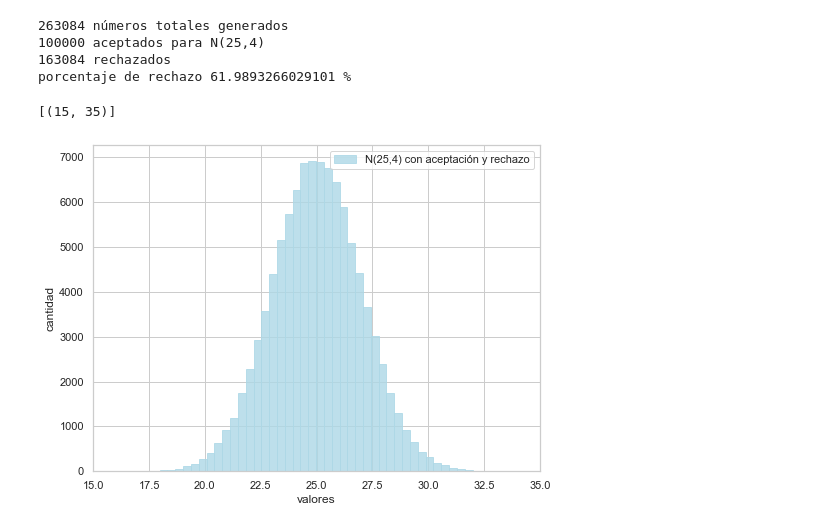
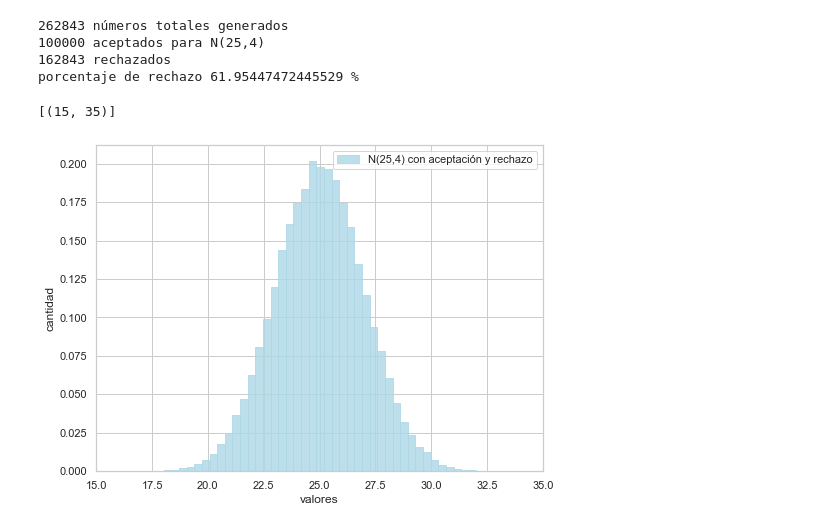
Before and after one commit to lautarodelosheros/fiuba-simulacion, a Jupyter notebook: main/ej4.ipynb, the cells around one changed output. Drawn from its saved outputs; the diff is of its cells as text; code cells hidden in the pictures.

```diff
--- a/main/ej4.ipynb
+++ b/main/ej4.ipynb
@@ -9,11 +9,13 @@ N = 100000 # muestras aceptadas a obtener
 MU = 25
 DESV = 2
 
-# como vamos a generar normales(0,1), podemos usar el método de aceptacion y rechazo con una exponencial(1)
+# como vamos a generar normales(0,1), podemos usar el método de
+# aceptacion y rechazo con una exponencial(1)
 def fexp(t):
     return exp(-t)
 
-# usamos funcion densidad normal(0,1), luego transformaremos a N(40,6) mediante la inversa del método de normalización de normales
+# usamos funcion densidad normal(0,1), luego transformaremos a N(40,6)
+# mediante la inversa del método de normalización de normales
 def fnorm(t):
     return exp(-((t**2)/2))/(sqrt(2*pi))
 
@@ -24,38 +26,38 @@ c = sqrt(2*exp(1)/pi)
 simulated_normal = []
 i = 0
 necesarios = 0
-
-# como una normal X se estandariza a una Z~N(0,1) con Z=(X-μ)/σ entonces X=Z*σ+μ
-while(i < N):
-    necesarios += 1
-    randexp = np.random.exponential(1)
-    rand1 = np.random.uniform()
-    rand2 = np.random.uniform()
-
-    if(rand1 < (fnorm(randexp) / (c*fexp(randexp)))):
-        if(rand2 > 0.5):
-            simulated_normal.append(randexp * DESV + MU)
-        else:
-            simulated_normal.append(-randexp * DESV + MU)
-        i += 1
-
-print(necesarios, 'números totales generados')
-print('100000 aceptados para N(25,4)')
-print(necesarios - N, 'rechazados')
-print('porcentaje de rechazo', (necesarios - N) / necesarios * 100, '%')
-# %% [output]
-263084 números totales generados
-100000 aceptados para N(25,4)
-163084 rechazados
-porcentaje de rechazo 61.9893266029101 %
+# %%
+# como una normal X se estandariza a una Z~N(0,1) con Z=(X-μ)/σ entonces X=Z*σ+μ
+while(i < N):
+    necesarios += 1
+    randexp = np.random.exponential(1)
+    rand1 = np.random.uniform()
+    rand2 = np.random.uniform()
+
+    if(rand1 < (fnorm(randexp) / (c*fexp(randexp)))):
+        if(rand2 > 0.5):
+            simulated_normal.append(randexp * DESV + MU)
+        else:
+            simulated_normal.append(-randexp * DESV + MU)
+        i += 1
+
+print(necesarios, 'números totales generados')
+print('100000 aceptados para N(25,4)')
+print(necesarios - N, 'rechazados')
+print('porcentaje de rechazo', (necesarios - N) / necesarios * 100, '%')
+# %% [output]
+262843 números totales generados
+100000 aceptados para N(25,4)
+162843 rechazados
+porcentaje de rechazo 61.95447472445529 %
 # %%
 sns.set(rc={'figure.figsize':(8,6)}, style="whitegrid")
-plot = sns.distplot(simulated_normal, kde=False, hist_kws={'alpha':0.8, 'edgecolor':'lightblue'}, color="lightblue", label="N(25,4) con aceptación y rechazo")
+plot = sns.distplot(simulated_normal, kde_kws={'visible':False}, hist_kws={'alpha':0.8, 'edgecolor':'lightblue'}, color="lightblue", label="N(25,4) con aceptación y rechazo")
 plt.xlabel('valores')
 plt.ylabel('cantidad')
 plt.legend()
 plot.set(xlim=(15, 35))
 # %% [output]
 [(15, 35)]
-[figure, old version]
+[figure, new version]
 # %%
```
Also changed, not shown: parts of 3 cells of this notebook.
